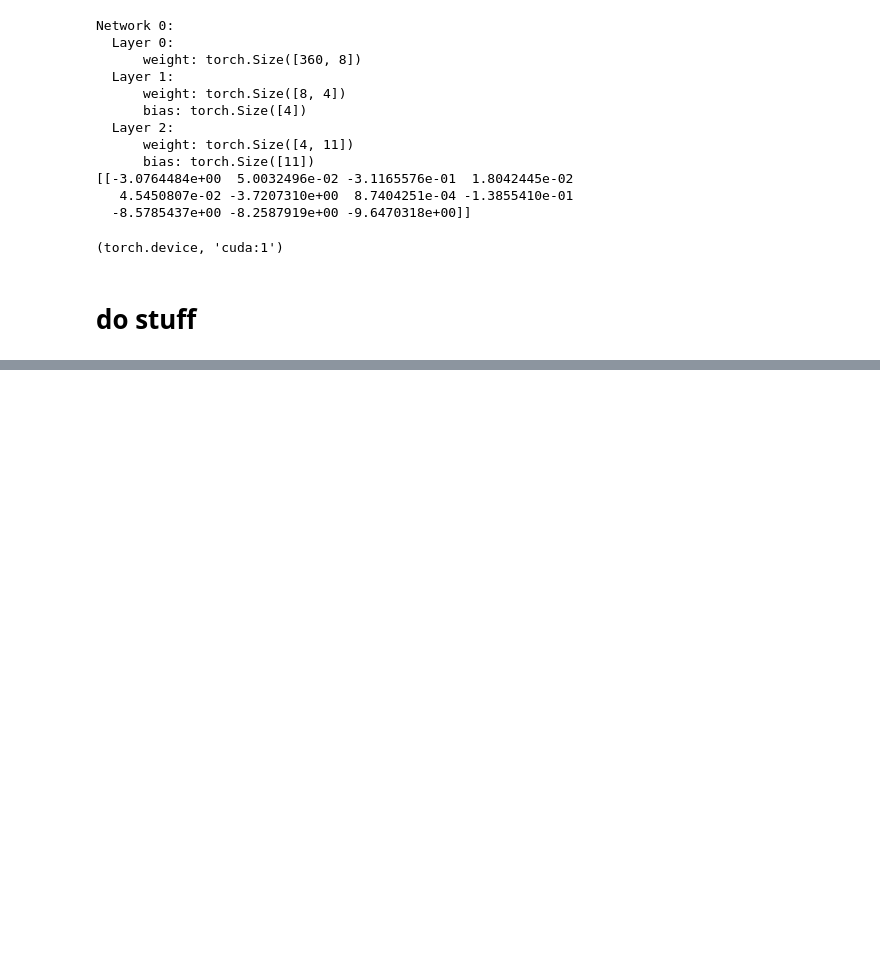
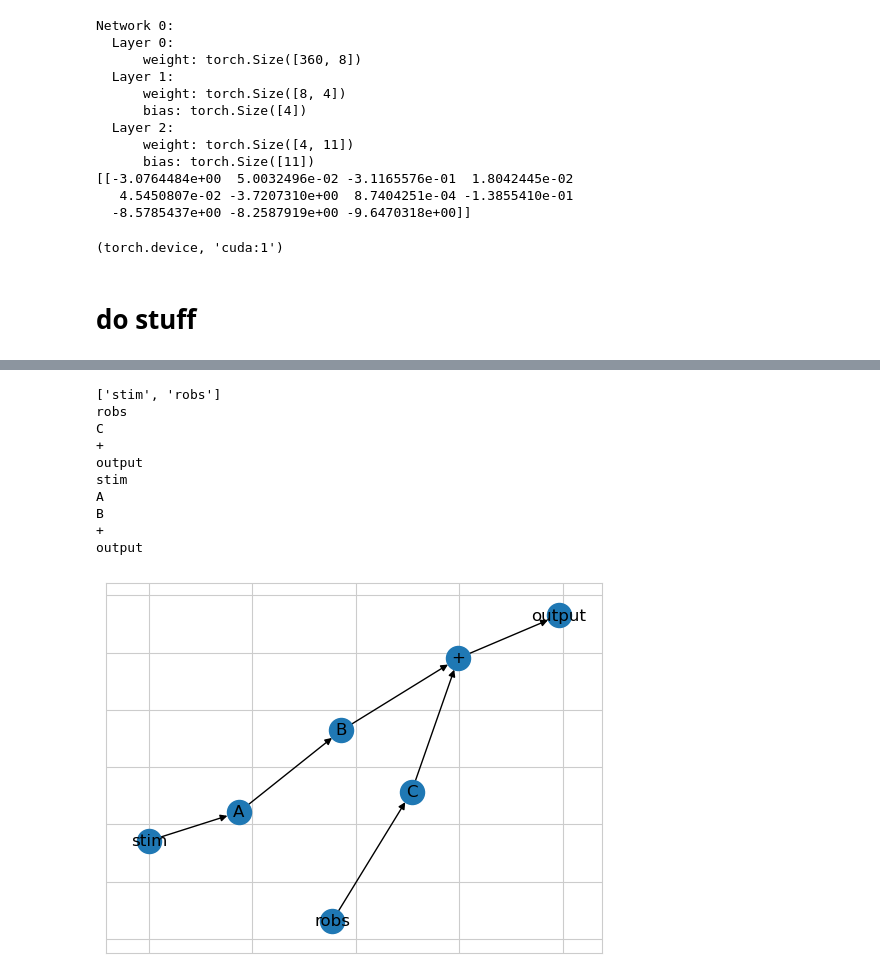
Before and after one commit to NeuroTheoryUMD/mattjac, a Jupyter notebook: v1/moving_bar.ipynb, the cells around one changed output, grey strips where cells are left out. Saved outputs shown, nothing was run; the diff lists cells and outputs as text; code cells hidden in the pictures; blank space fills up the shorter version.

```diff
--- a/v1/moving_bar.ipynb
+++ b/v1/moving_bar.ipynb
@@ -400,17 +387,0 @@ e1.plot_LLs()
-# %%
-from model import *
-
-layer0 = Layer().norm_type(Norm.none).NLtype(NL.relu).bias(False) \
-    .initialize_center(True) \
-    .reg_vals({'l1':0.1, 'localx':0.001, 'bcs':{'d2xt':1}}) \
-    .input_dims(data.stim_dims).num_filters(8,2,4)
-
-layer1 = Layer().like(layer0).num_filters(data.NC).input_dims(None)
-
-network = Network()
-network.add_layer(layer0)
-network.add_layer(layer1)
-
-model = Model()
-model.add_network(network)
-NDNs = model.build(data)
@@ -436,0 +388,48 @@ NDNs
+# %%
+import model as m
+from importlib import reload
+reload(m)
+
+layer0 = m.ConvolutionalLayer().norm_type(Norm.none).NLtype(NL.relu).bias(False) \
+    .initialize_center(True) \
+    .reg_vals({'l1':0.1, 'localx':0.001, 'bcs':{'d2xt':1}}) \
+    .input_dims([1,36,1,10]).num_filters(8) \
+    .filter_dims(21, 9).window('hamming').padding('same').output_norm('batch')
+layer1 = m.ConvolutionalLayer().like(layer0).num_filters(4).filter_dims(9).input_dims(None)
+layer2 = m.Layer().norm_type(Norm.none).NLtype(NL.relu).bias(False) \
+    .initialize_center(True) \
+    .reg_vals({'l1':0.1, 'localx':0.001, 'bcs':{'d2xt':1}}).num_filters(8)
+layer3 = m.Layer().norm_type(Norm.none).NLtype(NL.relu).bias(False) \
+    .initialize_center(True) \
+    .reg_vals({'l1':0.1, 'localx':0.001, 'bcs':{'d2xt':1}}).num_filters(8)
+layer4 = m.Layer().norm_type(Norm.none).NLtype(NL.relu).bias(False) \
+    .initialize_center(True) \
+    .reg_vals({'l1':0.1, 'localx':0.001, 'bcs':{'d2xt':1}}).num_filters(8)
+
+inpS = m.Input(covariate='stim', input_dims=None)
+inpR = m.Input(covariate='robs', input_dims=None)
+netA = m.Network('A', layer0, layer1)
+netB = m.Network('B', layer2).network_type(NetworkType.scaffold)
+netC = m.Network('C', layer3).network_type(NetworkType.scaffold)
+output = m.Output(num_neurons=1)
+
+inpS.to(netA)
+inpR.to(netC)
+netA.to(netB)
+m.Sum(netB, netC).to(output)
+
+model = m.Model(inpS, inpR)
+
+model.draw_network()
+# %% [output]
+['stim', 'robs']
+robs
+C
++
+output
+stim
+A
+B
++
+output
+[figure, added]
```
Also changed, not shown: parts of 4 cells of this notebook, 1 other file.
